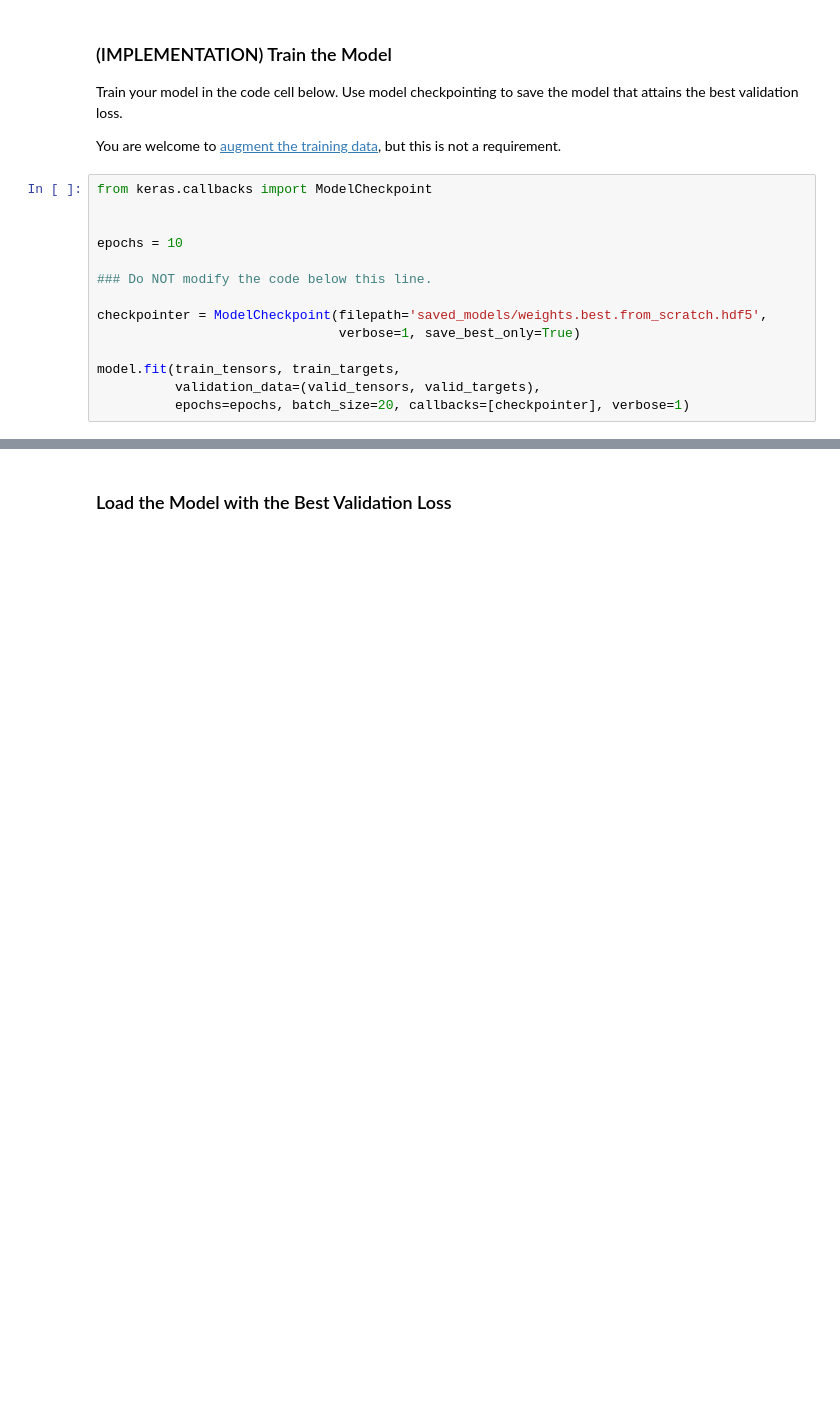
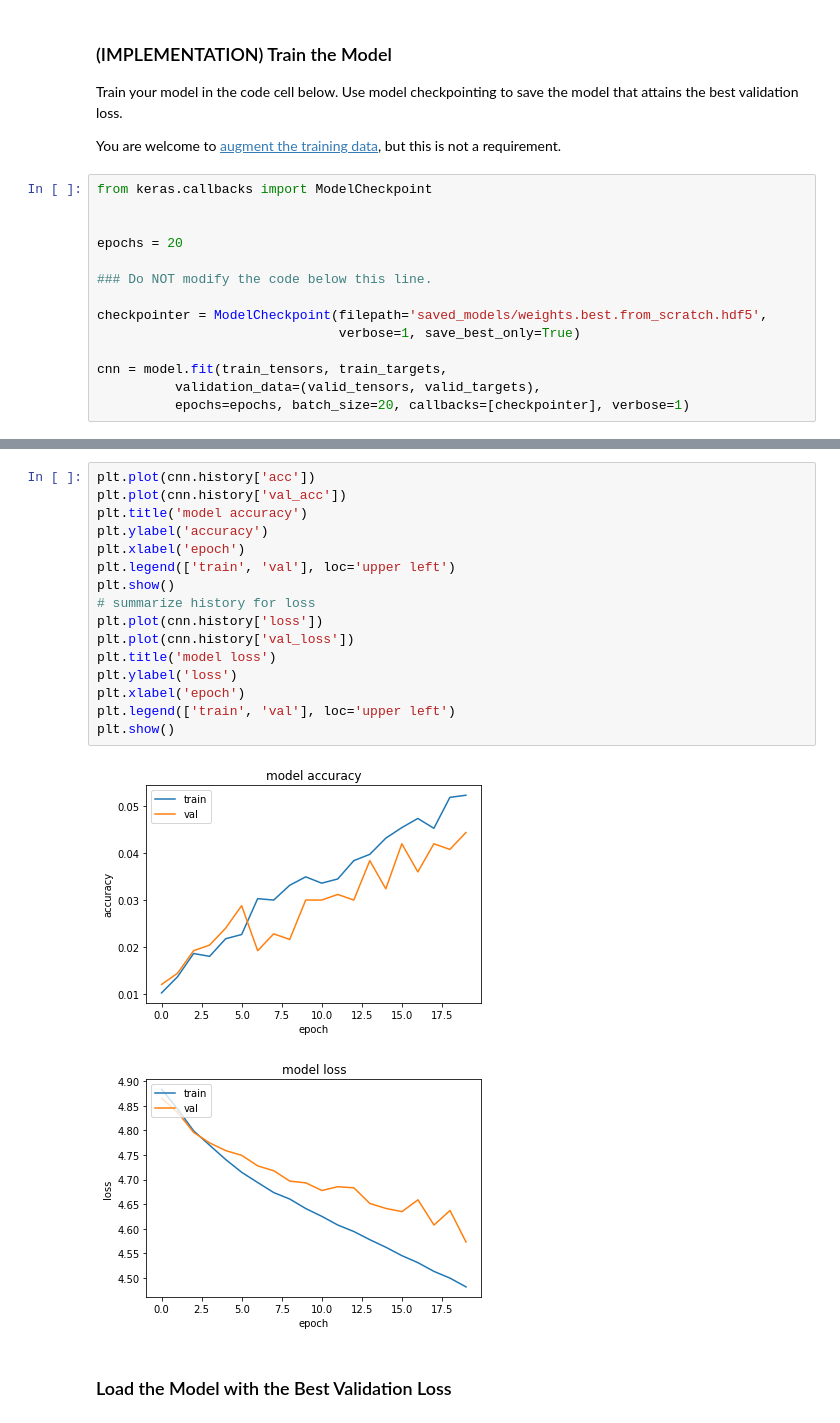
Before and after one commit to ivanmang/Dog-Breed-Classifier, a Jupyter notebook: dog_app.ipynb, the cells around one changed output, grey strips where cells are left out. Cells and saved outputs as stored; diff of their text form; blank space fills up the shorter version.

Commit message:
Added graph

```diff
--- a/dog_app.ipynb
+++ b/dog_app.ipynb
@@ -418,14 +411,14 @@ You are welcome to [augment the training data](https://blog.keras.io/building-po
 from keras.callbacks import ModelCheckpoint
 
 
-epochs = 10
+epochs = 20
 
 ### Do NOT modify the code below this line.
 
 checkpointer = ModelCheckpoint(filepath='saved_models/weights.best.from_scratch.hdf5',
                                verbose=1, save_best_only=True)
 
-model.fit(train_tensors, train_targets,
+cnn = model.fit(train_tensors, train_targets,
           validation_data=(valid_tensors, valid_targets),
           epochs=epochs, batch_size=20, callbacks=[checkpointer], verbose=1)
 # %% [output]
@@ -450,3 +442,22 @@ Epoch 10/10
+# %%
+plt.plot(cnn.history['acc'])
+plt.plot(cnn.history['val_acc'])
+plt.title('model accuracy')
+plt.ylabel('accuracy')
+plt.xlabel('epoch')
+plt.legend(['train', 'val'], loc='upper left')
+plt.show()
+# summarize history for loss
+plt.plot(cnn.history['loss'])
+plt.plot(cnn.history['val_loss'])
+plt.title('model loss')
+plt.ylabel('loss')
+plt.xlabel('epoch')
+plt.legend(['train', 'val'], loc='upper left')
+plt.show()
+# %% [output]
+[figure, added]
+[figure, added]
 # %% [markdown]
 ### Load the Model with the Best Validation Loss
 # %%
```
Also changed, not shown: parts of 14 cells of this notebook.
